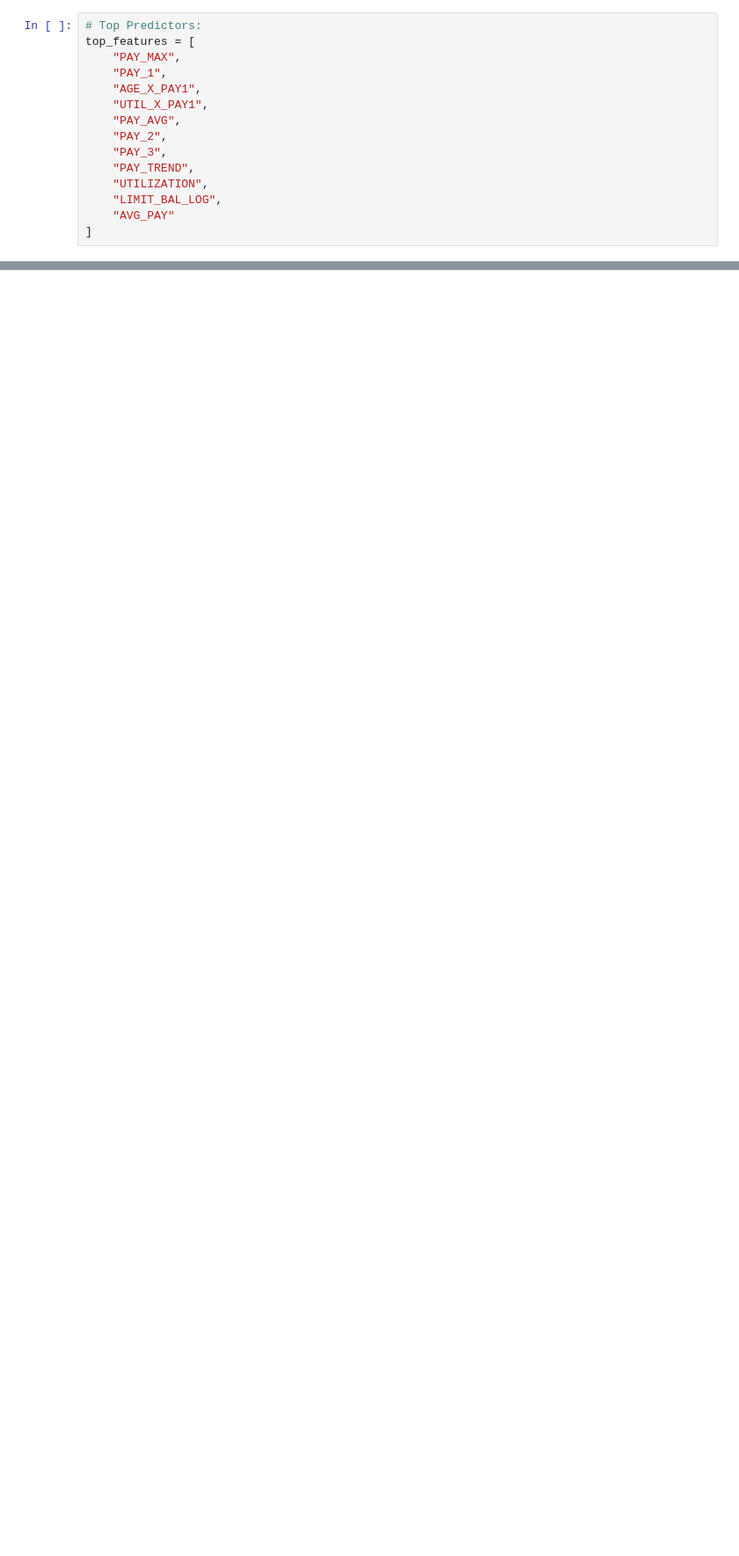
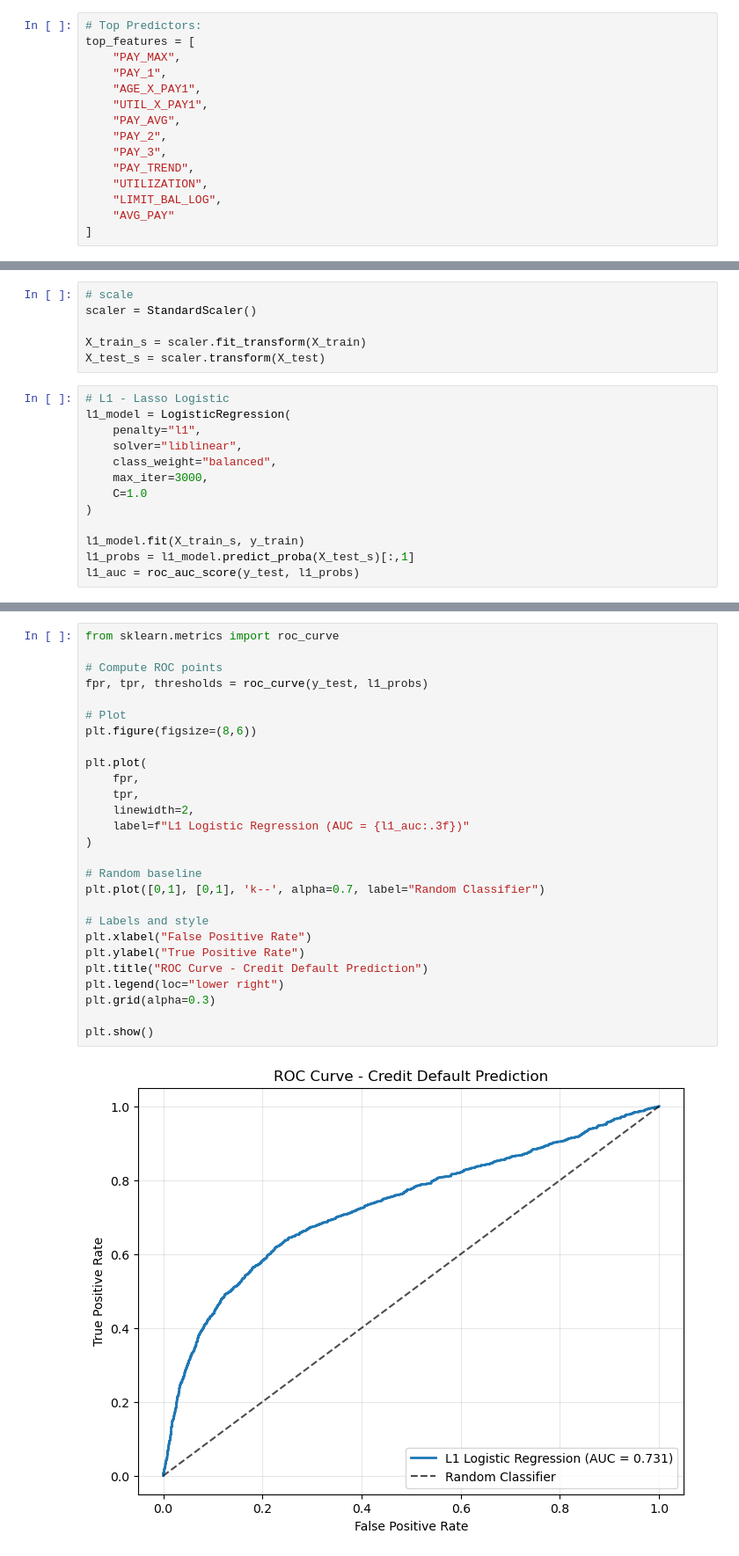
Before and after one commit to jhidalgo-05/Credit-Card-Default-Prediction-Using-Machine-Learning, a Jupyter notebook: CreditDefaultDataCleaning+Interactions.ipynb, the cells around one changed output, grey strips where cells are left out. Shown at 88% size. Cells and saved outputs as stored; diff of their text form; blank space fills up the shorter version.

```diff
--- a/CreditDefaultDataCleaning+Interactions.ipynb
+++ b/CreditDefaultDataCleaning+Interactions.ipynb
@@ -327,0 +349,19 @@ top_features = [
+# %%
+# scale
+scaler = StandardScaler()
+
+X_train_s = scaler.fit_transform(X_train)
+X_test_s = scaler.transform(X_test)
+# %%
+# L1 - Lasso Logistic
+l1_model = LogisticRegression(
+    penalty="l1",
+    solver="liblinear",
+    class_weight="balanced",
+    max_iter=3000,
+    C=1.0
+)
+
+l1_model.fit(X_train_s, y_train)
+l1_probs = l1_model.predict_proba(X_test_s)[:,1]
+l1_auc = roc_auc_score(y_test, l1_probs)
@@ -327,0 +400,29 @@ top_features = [
+# %%
+from sklearn.metrics import roc_curve
+
+# Compute ROC points
+fpr, tpr, thresholds = roc_curve(y_test, l1_probs)
+
+# Plot
+plt.figure(figsize=(8,6))
+
+plt.plot(
+    fpr,
+    tpr,
+    linewidth=2,
+    label=f"L1 Logistic Regression (AUC = {l1_auc:.3f})"
+)
+
+# Random baseline
+plt.plot([0,1], [0,1], 'k--', alpha=0.7, label="Random Classifier")
+
+# Labels and style
+plt.xlabel("False Positive Rate")
+plt.ylabel("True Positive Rate")
+plt.title("ROC Curve - Credit Default Prediction")
+plt.legend(loc="lower right")
+plt.grid(alpha=0.3)
+
+plt.show()
+# %% [output]
+[figure, added]
```
Also changed, not shown: parts of 17 cells of this notebook.
